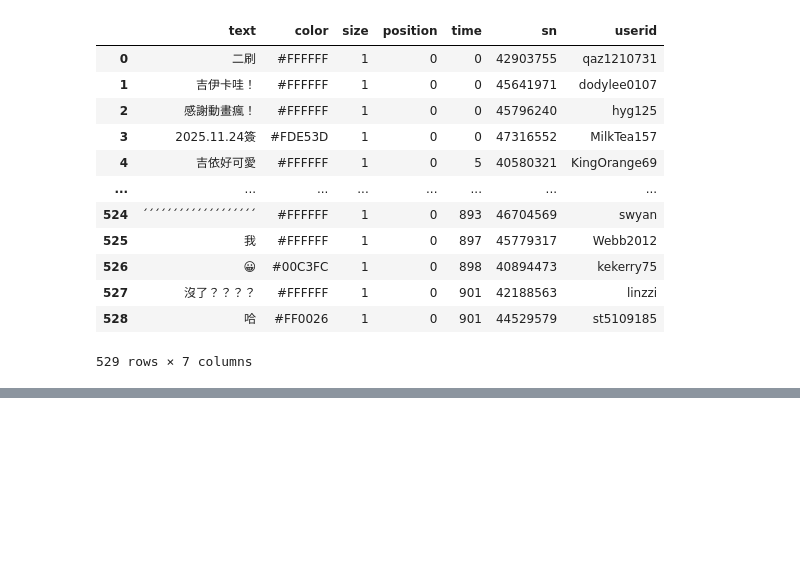
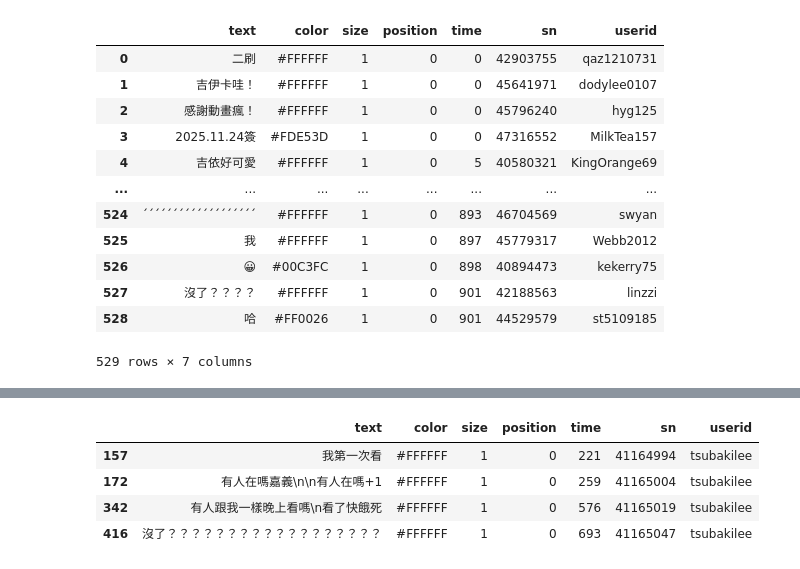
Before and after one commit to Elwing-Chou/tibame_night_20251120, a Jupyter notebook: tibame20251220.ipynb, the cells around one changed output, grey strips where cells are left out. Saved outputs shown, nothing was run; the diff lists cells and outputs as text; code cells hidden in the pictures; blank space fills up the shorter version.

```diff
--- a/tibame20251220.ipynb
+++ b/tibame20251220.ipynb
@@ -35,0 +72,10 @@ df
+# %%
+target = "tsubakilee"
+fil = df["userid"] == target
+df[fil]
+# %% [output]
+|  | text | color | size | position | time | sn | userid |
+| 157 | 我第一次看 | #FFFFFF | 1 | 0 | 221 | 41164994 | tsubakilee |
+| 172 | 有人在嗎嘉義\n\n有人在嗎+1 | #FFFFFF | 1 | 0 | 259 | 41165004 | tsubakilee |
+| 342 | 有人跟我一樣晚上看嗎\n看了快餓死 | #FFFFFF | 1 | 0 | 576 | 41165019 | tsubakilee |
+| 416 | 沒了？？？？？？？？？？？？？？？？？？ | #FFFFFF | 1 | 0 | 693 | 41165047 | tsubakilee |
```
Also changed, not shown: parts of 4 cells of this notebook.
